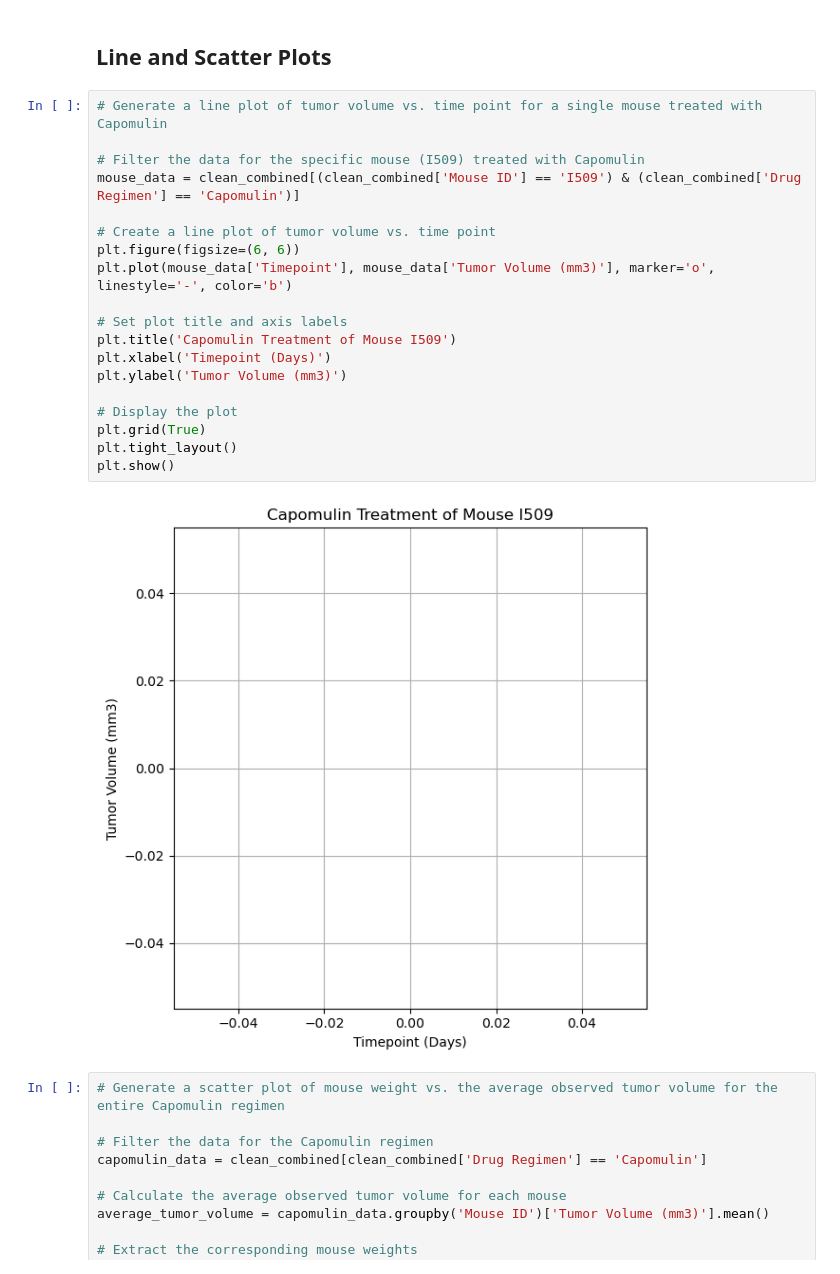
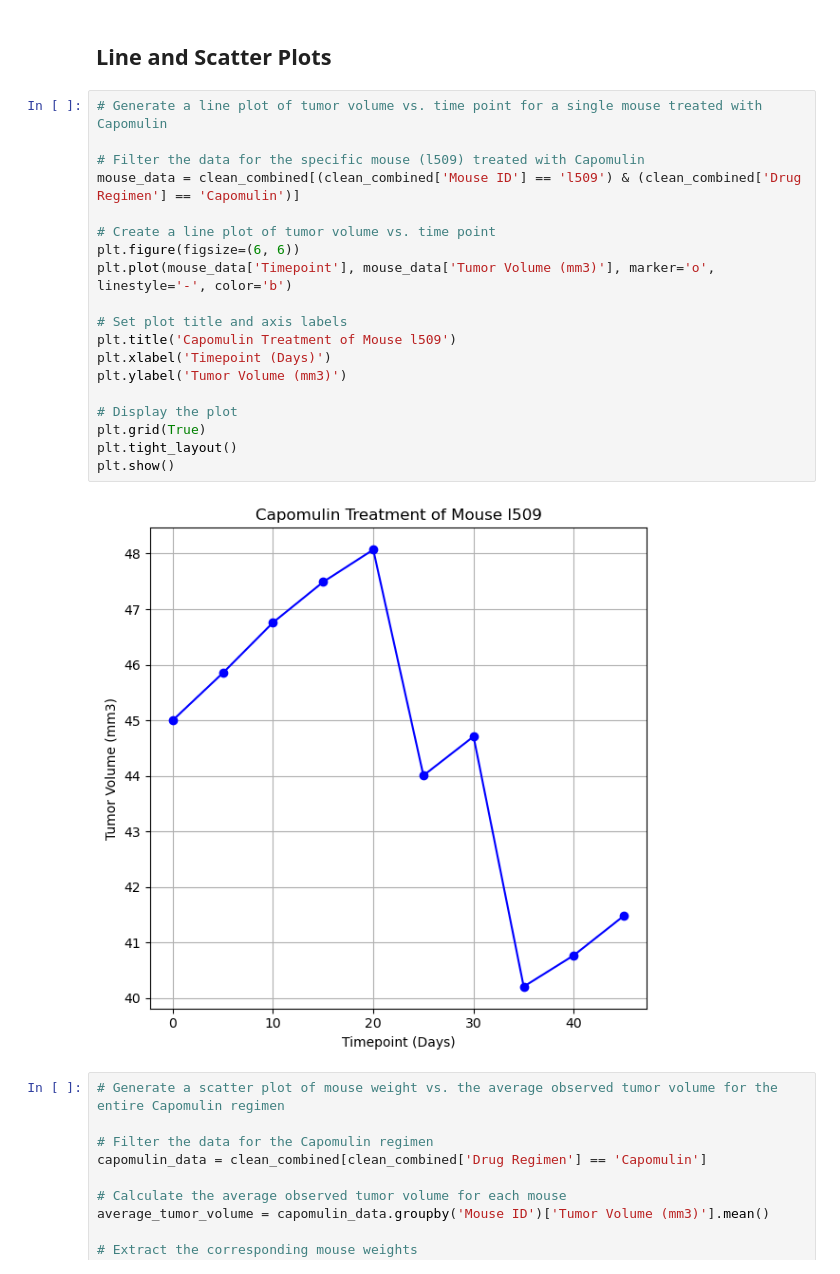
Before and after one commit to EmilyQQQQQ/Matplotlib-challenge, a Jupyter notebook: Pymaceuticals/pymaceuticals_starter.ipynb, the cells around one changed output. Drawn from its saved outputs; the diff is of its cells as text.

```diff
--- a/Pymaceuticals/pymaceuticals_starter.ipynb
+++ b/Pymaceuticals/pymaceuticals_starter.ipynb
@@ -301,24 +305,24 @@ plt.show()
 # %%
 # Generate a line plot of tumor volume vs. time point for a single mouse treated with Capomulin
 
-# Filter the data for the specific mouse (I509) treated with Capomulin
-mouse_data = clean_combined[(clean_combined['Mouse ID'] == 'I509') & (clean_combined['Drug Regimen'] == 'Capomulin')]
+# Filter the data for the specific mouse (l509) treated with Capomulin
+mouse_data = clean_combined[(clean_combined['Mouse ID'] == 'l509') & (clean_combined['Drug Regimen'] == 'Capomulin')]
 
 # Create a line plot of tumor volume vs. time point
 plt.figure(figsize=(6, 6))
 plt.plot(mouse_data['Timepoint'], mouse_data['Tumor Volume (mm3)'], marker='o', linestyle='-', color='b')
 
 # Set plot title and axis labels
-plt.title('Capomulin Treatment of Mouse I509')
+plt.title('Capomulin Treatment of Mouse l509')
 plt.xlabel('Timepoint (Days)')
 plt.ylabel('Tumor Volume (mm3)')
 
 # Display the plot
 plt.grid(True)
 plt.tight_layout()
 plt.show()
 # %% [output]
-[figure, old version]
+[figure, new version]
 # %%
 # Generate a scatter plot of mouse weight vs. the average observed tumor volume for the entire Capomulin regimen
 
```
Also changed, not shown: parts of 6 cells of this notebook.
